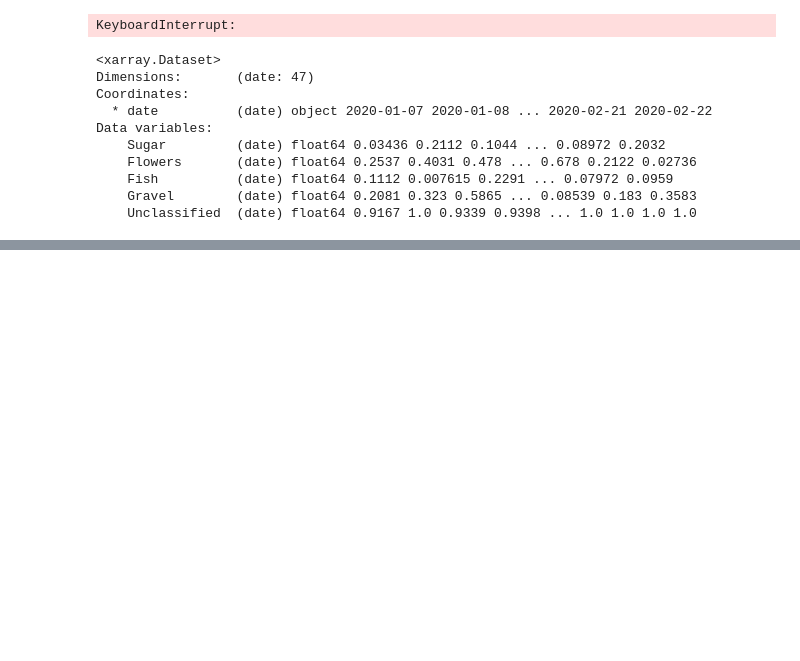
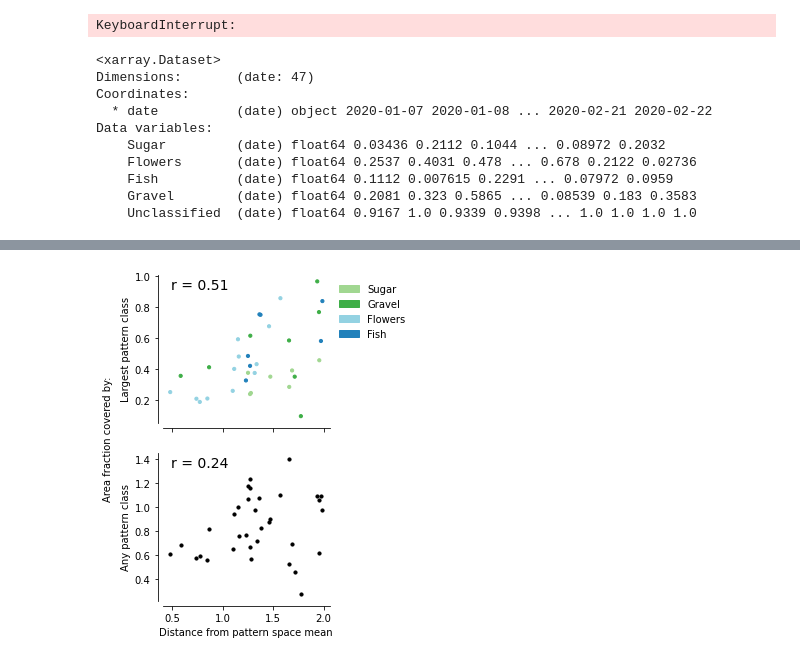
Before and after one commit to martinjanssens/cloudmetrics-c3ontext, a Jupyter notebook: compare-C3ONTEXT.ipynb, the cells around one changed output, grey strips where cells are left out. Saved outputs shown, nothing was run; the diff lists cells and outputs as text; code cells hidden in the pictures; blank space fills up the shorter version.

```diff
--- a/compare-C3ONTEXT.ipynb
+++ b/compare-C3ONTEXT.ipynb
@@ -333,3 +406,52 @@ People tend to find
 My (shallow) interpretation:
 - We actually seem to need 3 PCs to separate the classes from each other sucessfully (2 are insufficient to distinguish Flowers).
 - Agreement on a pattern class relates rather clearly to extremes in the metric distribution, i.e. they really are not typical in any statistical sense, but manifestations of variability
+# %%
+# Quantify coverage fraction as a function of distance from centroid of the hyperblob
+from scipy.stats import pearsonr
+import matplotlib.patches as mpatches
+
+# Add distance d from mean of metric space as column to ds_sgff_date
+# plot a histogram for the total coverage fraction as a function of d
+pcs = [0,1,2,3]
+df_sgff_date_d = ds_sgff_date.to_dataframe()
+df_pca_date_d = ds_pca_date[pcs].to_dataframe()
+
+df_sgff_date_d['Distance'] = np.sqrt((df_pca_date_d**2).sum(axis=1))
+df_sgff_date_d['MaxPattern'] = df_sgff_date_d[['Sugar','Gravel','Fish','Flowers']].max(axis=1)
+df_sgff_date_d['ArgMaxPattern'] = df_sgff_date_d[['Sugar','Gravel','Fish','Flowers']].idxmax(axis=1)
+df_sgff_date_d['AnyPattern'] = df_sgff_date_d[['Sugar','Gravel','Fish','Flowers']].sum(axis=1)
+
+df_sgff_date_d = df_sgff_date_d[df_sgff_date_d.Distance < 2]
+
+r_dpm = pearsonr(df_sgff_date_d['Distance'],df_sgff_date_d['MaxPattern'])[0]
+r_dps = pearsonr(df_sgff_date_d['Distance'],df_sgff_date_d['AnyPattern'])[0]
+
+# Colors
+colors = []
+for i in range(df_sgff_date_d.shape[0]):
+    colors.append(color_dict[df_sgff_date_d['ArgMaxPattern'].iloc[i]])
+
+fig,axs = plt.subplots(ncols=1, nrows=2, figsize=(3,6), sharex=True)
+fig.text(-0.15, 0.5, 'Area fraction covered by:', va='center', rotation='vertical')
+axs[0].scatter(df_sgff_date_d['Distance'],df_sgff_date_d['MaxPattern'],c=colors,s=10)
+axs[0].annotate('r = %.2f'%r_dpm, (0.05,0.9), xycoords='axes fraction', fontsize=14)
+axs[0].set_ylabel('Largest pattern class')
+
+patches = [mpatches.Patch(color=color_dict['Sugar'], label='Sugar'),
+           mpatches.Patch(color=color_dict['Gravel'], label='Gravel'),
+           mpatches.Patch(color=color_dict['Flowers'], label='Flowers'),
+           mpatches.Patch(color=color_dict['Fish'], label='Fish')
+          ]
+axs[0].legend(handles=patches, bbox_to_anchor=(1,1), loc='best', frameon=False)
+
+axs[1].scatter(df_sgff_date_d['Distance'],df_sgff_date_d['AnyPattern'],c='k',s=10)
+axs[1].annotate('r = %.2f'%r_dps, (0.05,0.9), xycoords='axes fraction', fontsize=14)
+axs[1].set_ylabel('Any pattern class')
+axs[1].set_xlabel('Distance from pattern space mean')
+
+sns.despine(offset=5)
+
+plt.savefig('Figures/extremeness-sgff.pdf',bbox_inches='tight')
+# %% [output]
+[figure, added]
```
Also changed, not shown: parts of 9 cells of this notebook, 11 other files.
